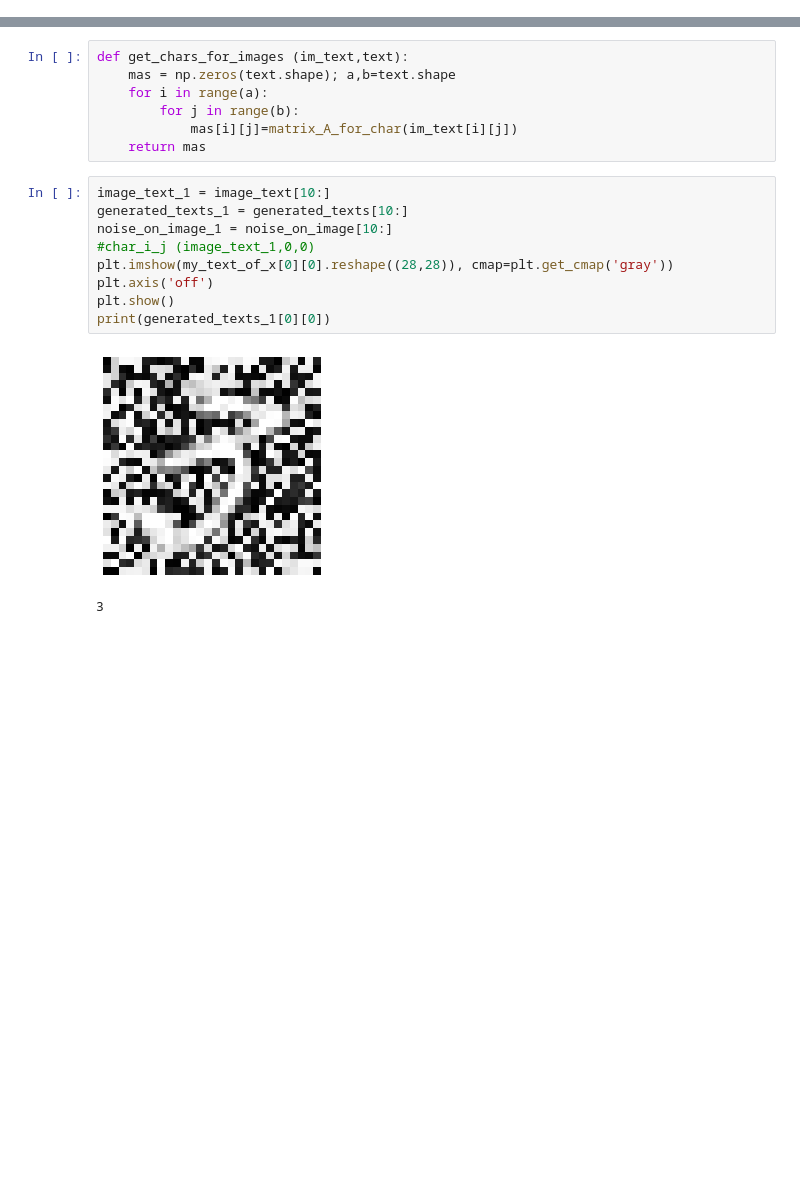
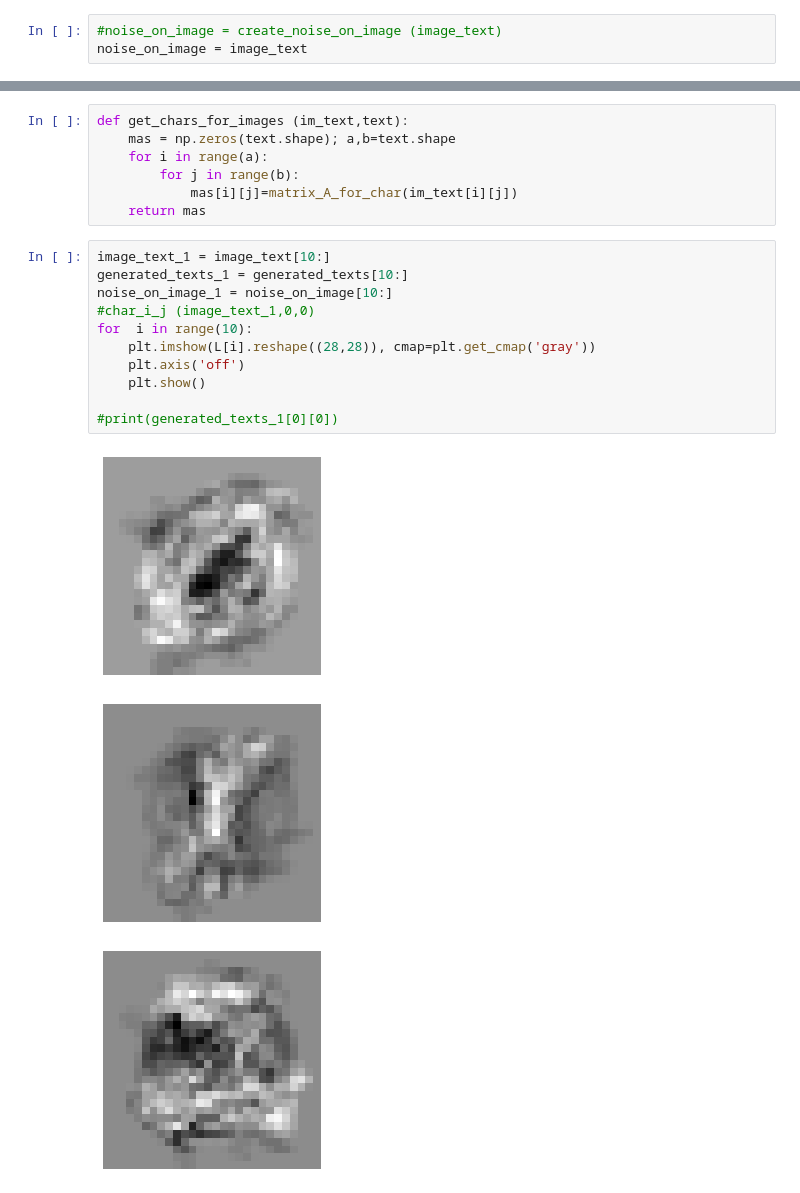
Before and after one commit to Alester99/pattern_recognition, a Jupyter notebook: Lab_5/Lab_5.ipynb, the cells around one changed output, grey strips where cells are left out. Cells and saved outputs as stored; diff of their text form; blank space fills up the shorter version.

```diff
--- a/Lab_5/Lab_5.ipynb
+++ b/Lab_5/Lab_5.ipynb
@@ -198,3 +185,6 @@ noise_on_image = create_noise_on_image (image_text)
+# %%
+#noise_on_image = create_noise_on_image (image_text)
+noise_on_image = image_text
 # %%
 plt.imshow(image_text[0], cmap=plt.get_cmap('gray'))
 plt.axis('off')
@@ -306,12 +320,15 @@ def get_chars_for_images (im_text,text):
 # %%
 image_text_1 = image_text[10:]
 generated_texts_1 = generated_texts[10:]
 noise_on_image_1 = noise_on_image[10:]
 #char_i_j (image_text_1,0,0)
-plt.imshow(my_text_of_x[0][0].reshape((28,28)), cmap=plt.get_cmap('gray'))
-plt.axis('off')
-plt.show()
-print(generated_texts_1[0][0])
+for  i in range(10):
+    plt.imshow(L[i].reshape((28,28)), cmap=plt.get_cmap('gray'))
+    plt.axis('off')
+    plt.show()
+
+#print(generated_texts_1[0][0])
 # %% [output]
-[figure, old version]
+[figure, new version]
-3
+[figure, added]
+[figure, added]
```
Also changed, not shown: parts of 14 cells of this notebook.
